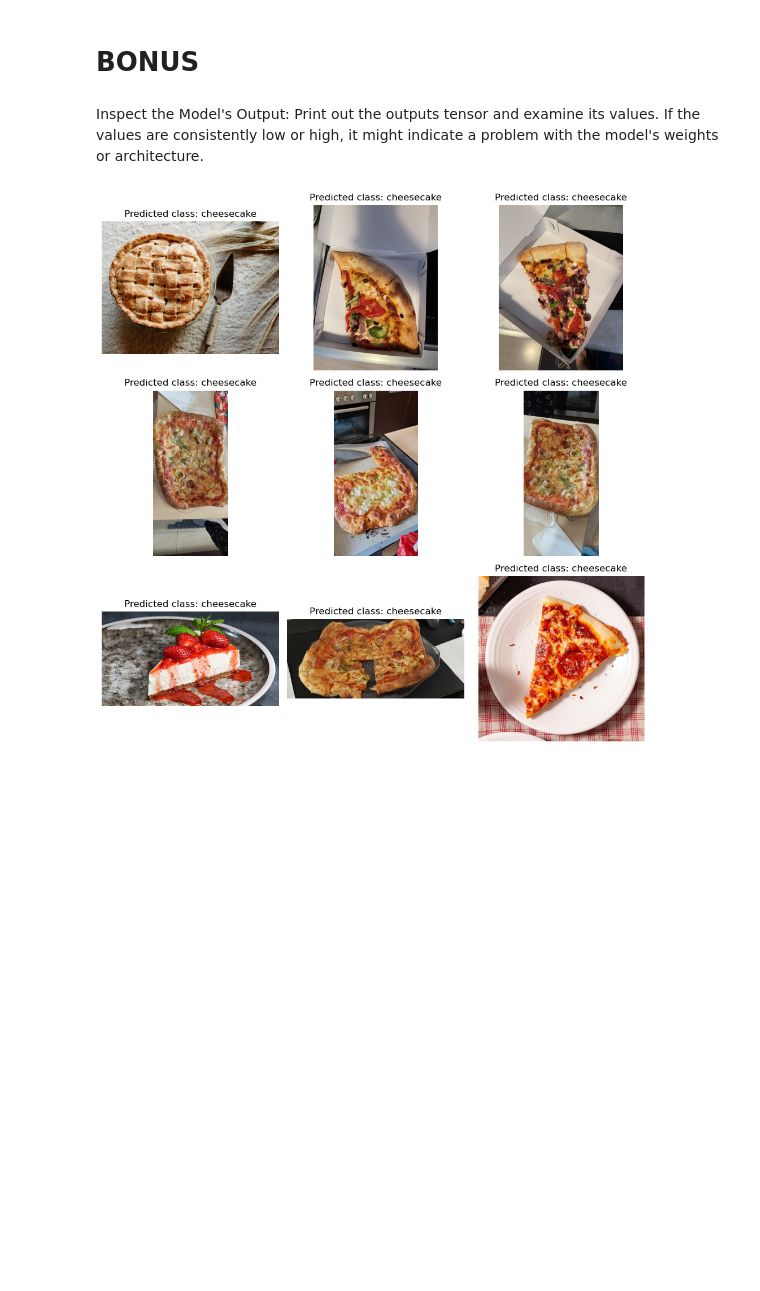
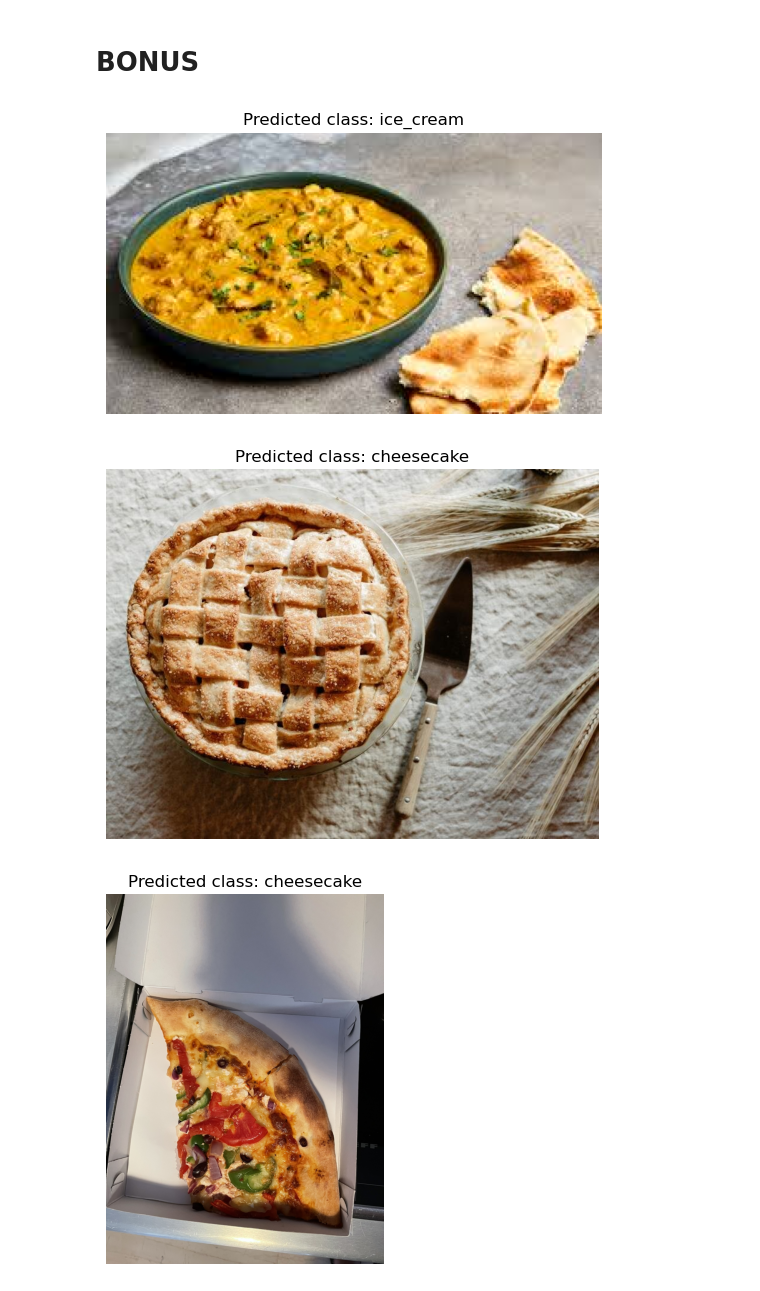
Before and after one commit to angelosnm/msc-ai, a Jupyter notebook: project_2/project_2.ipynb, the cells around one changed output. Drawn from its saved outputs; the diff is of its cells as text; code cells hidden in the pictures; blank space fills up the shorter version.

```diff
--- a/project_2/project_2.ipynb
+++ b/project_2/project_2.ipynb
@@ -709,72 +708,54 @@ def visualize_model(model, dataloaders, num_images=6):
 
     model.train(mode=was_training)
 # %%
-visualize_model(resnet50_model, val_loader)
+classes_names_list = list(classes.keys())
+
+visualize_model(resnet50_model, val_loader, classes_names_list)
 # %% [output]
 [figure]
 # %% [markdown]
 # BONUS
-# %% [markdown]
-Inspect the Model's Output: Print out the outputs tensor and examine its values. If the values are consistently low or high, it might indicate a problem with the model's weights or architecture.
 # %%
-import os
-import torch
-import matplotlib.pyplot as plt
-from torchvision.transforms import transforms
-from PIL import Image
+custom_images_path = "my_data"
+device = torch.device("cuda" if torch.cuda.is_available() else "cpu")
 
-custom_images_path = "my_data"
-
-# Assuming `resnet50_model`, `device`, and `class_names` are defined elsewhere in your code
 model = resnet50_model
 
 # List all files in the directory
 custom_images = os.listdir(custom_images_path)
 custom_images = [entry for entry in custom_images if '.' in entry and not entry.startswith('.')]
-num_images = len(custom_images)
 
-# Determine the number of rows and columns for the subplot grid
-num_rows = int(num_images ** 0.5)
-num_cols = (num_images + num_rows - 1) // num_rows
-
-# Create a subplot grid
-fig, axes = plt.subplots(num_rows, num_cols, figsize=(10, 10))
-
-# Loop through custom images and plot them in the subplot grid
-for i, custom_image in enumerate(custom_images):
+# Loop through custom images and plot them individually
+for custom_image in custom_images:
     image = Image.open(os.path.join(custom_images_path, custom_image))
 
     model.to(device)
     # Ensure the model is in evaluation mode before passing the image.
     model.eval()
 
     # Convert the custom image to tensor and move it to the appropriate device.
     transform = transforms.Compose([
         transforms.Resize(256),
         transforms.CenterCrop(224),
         transforms.ToTensor(),
         transforms.Normalize(mean=[0.485, 0.456, 0.406], std=[0.229, 0.224, 0.225]),
     ])
     custom_image_tensor = transform(image).unsqueeze(0).to(device)
 
     # Forward pass through the model
     with torch.no_grad():
         outputs = model(custom_image_tensor)
         _, predicted = torch.max(outputs, 1)
 
     # Get the predicted class label
-    predicted_class = class_names[predicted.item()]
+    predicted_class = classes_names_list[predicted.item()]
 
-    # Plot the image in the corresponding subplot
-    row_index = i // num_cols
-    col_index = i % num_cols
-    ax = axes[row_index, col_index]
-    ax.imshow(image)
-    ax.set_title(f'Predicted class: {predicted_class}')
-    ax.axis('off')
-
-# Adjust layout and display the plot
-plt.tight_layout()
-plt.show()
+    # Plot the image with the predicted class title
+    plt.imshow(image)
+    plt.title(f'Predicted class: {predicted_class}')
+    plt.axis('off')
+    plt.show()
 # %% [output]
-[figure, old version]
+[figure, new version]
+[figure, added]
+[figure, added]
```
Also changed, not shown: parts of 36 cells of this notebook, 3 other files.
